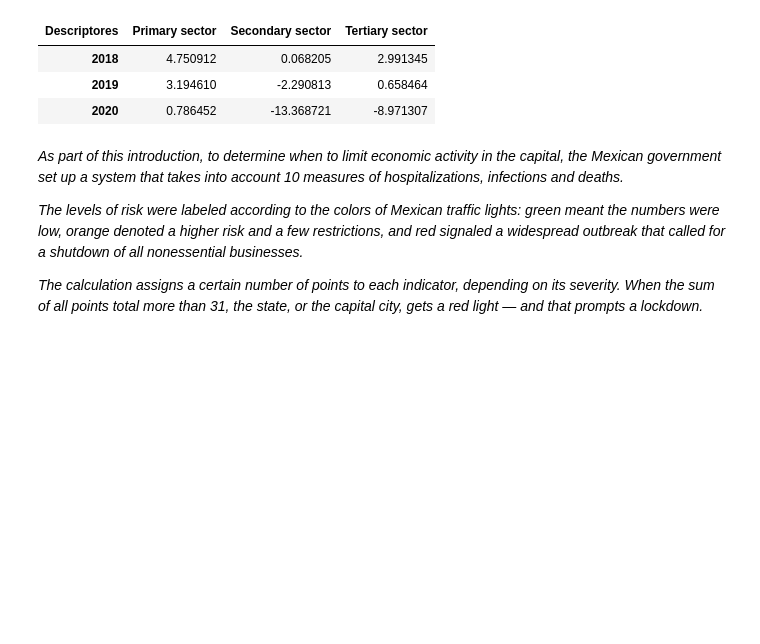
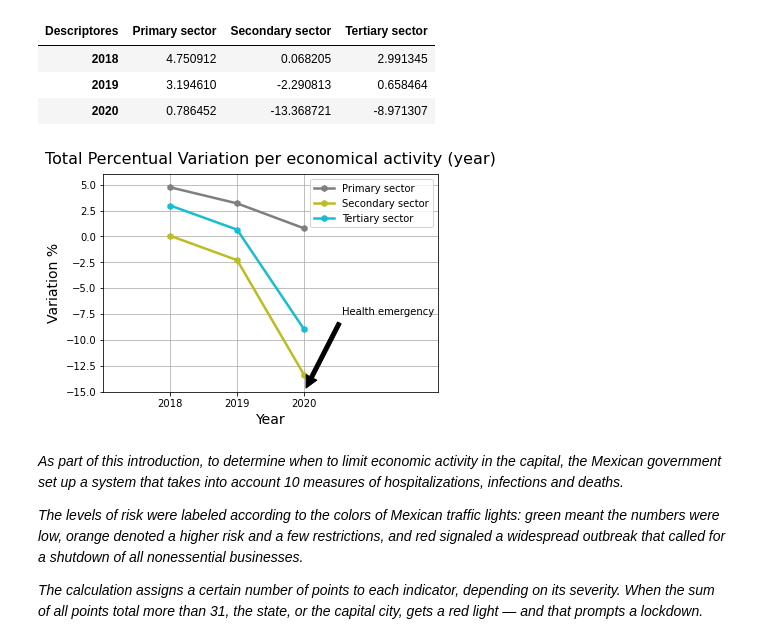
Before and after one commit to martinsingla/data-project, a Jupyter notebook: ec_activity.ipynb, the cells around one changed output. Cells and saved outputs as stored; diff of their text form; code cells hidden in the pictures; blank space fills up the shorter version.

```diff
--- a/ec_activity.ipynb
+++ b/ec_activity.ipynb
@@ -230,6 +295,30 @@ annual_var_act
 | 2018 | 4.750912 | 0.068205 | 2.991345 |
 | 2019 | 3.194610 | -2.290813 | 0.658464 |
 | 2020 | 0.786452 | -13.368721 | -8.971307 |
+# %%
+# ploting
+act_dfn = annual_var_act.reset_index()
+xn = act_dfn['index']
+y1n = act_dfn['Primary sector']
+y2n = act_dfn['Secondary sector']
+y3n = act_dfn['Tertiary sector']
+
+primary_sector, = plt.plot(xn,y1n,marker='h',color="tab:gray",linewidth= 2.5, linestyle= "-", label="Primary sector")
+secondary_sector, = plt.plot(xn,y2n,marker='h',color="tab:olive",linewidth= 2.5, linestyle= "-", label="Secondary sector")
+tertiary_sector, = plt.plot(xn,y3n,marker='h',color="tab:cyan",linewidth= 2.5, linestyle= "-", label="Tertiary sector")
+
+plt.legend(loc="best")
+plt.title("Total Percentual Variation per economical activity (year)", fontsize=16, y=1.02)
+plt.xlabel("Year", fontsize=14)
+plt.ylabel("Variation %", fontsize=14)
+plt.xlim(-1,4)
+plt.ylim(-15,6)
+plt.annotate(f'Health emergency',fontsize=10,color="black",xy=(2, -15),xytext=(2.57,-7.6),
+             arrowprops=dict(facecolor='black', shrink=0.05))
+plt.grid()
+plt.show()
+# %% [output]
+[figure, added]
 # %% [markdown]
 *As part of this introduction, to determine when to limit economic activity in the capital, the Mexican government set up a system that takes into account 10 measures of hospitalizations, infections and deaths.*
 
```
Also changed, not shown: parts of 5 cells of this notebook.
